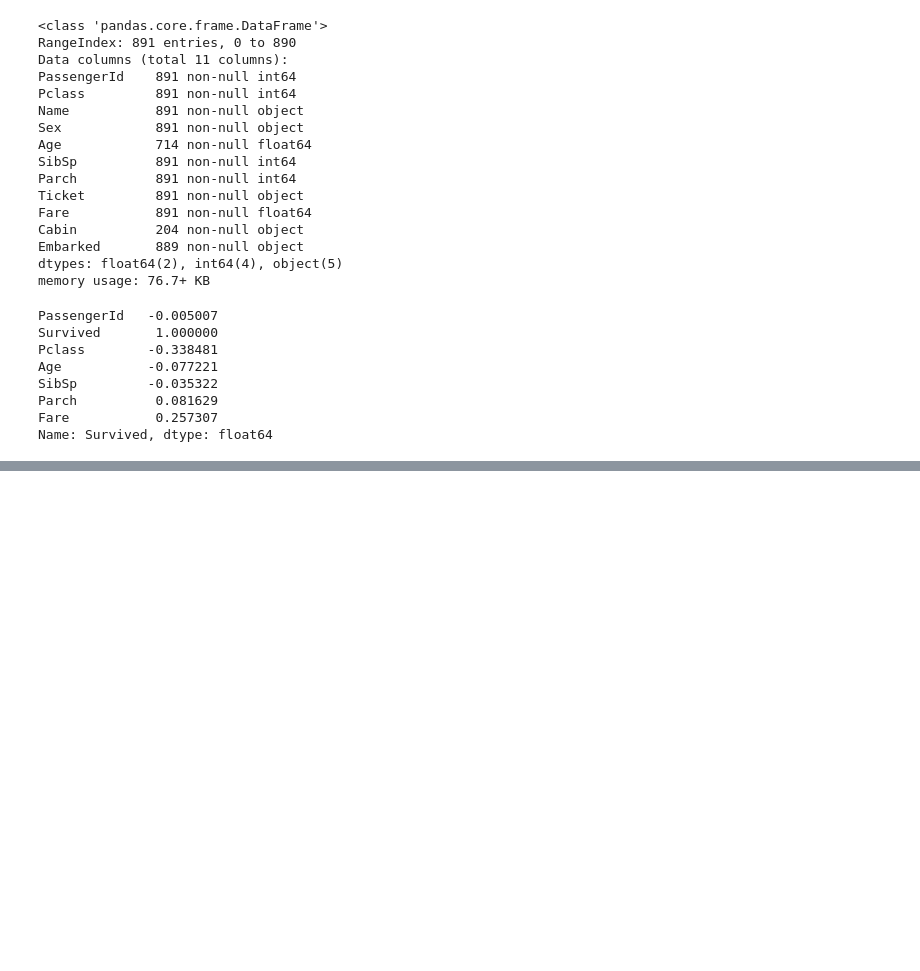
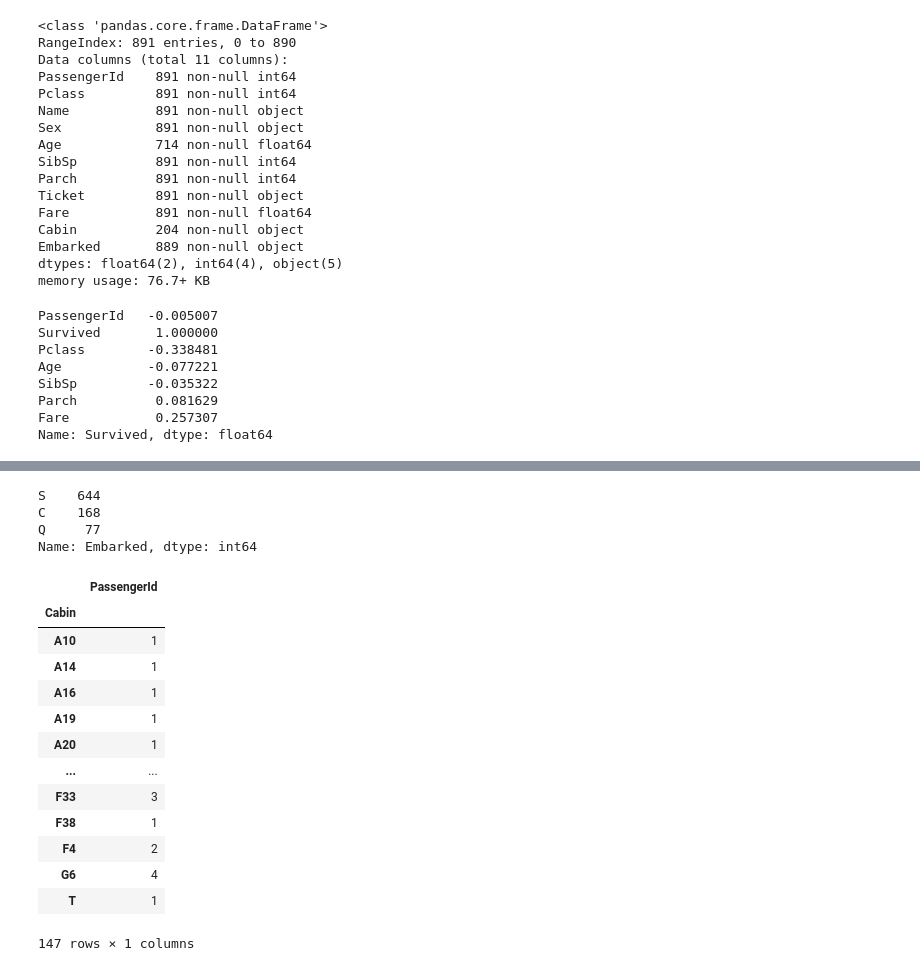
Before and after one commit to srivatsakr21/Kaggle, a Jupyter notebook: Titanic.ipynb, the cells around one changed output, grey strips where cells are left out. Cells and saved outputs as stored; diff of their text form; code cells hidden in the pictures; blank space fills up the shorter version.

```diff
--- a/Titanic.ipynb
+++ b/Titanic.ipynb
@@ -111,0 +102,24 @@ nothing added to commit but untracked files present (use "git add" to track)
+# %%
+X['Embarked'].value_counts()
+# %% [output]
+S    644
+C    168
+Q     77
+Name: Embarked, dtype: int64
+# %%
+X.groupby('Cabin').count()[['PassengerId']]
+# %% [output]
+|  | PassengerId |
+| Cabin |  |
+| A10 | 1 |
+| A14 | 1 |
+| A16 | 1 |
+| A19 | 1 |
+| A20 | 1 |
+| ... | ... |
+| F33 | 3 |
+| F38 | 1 |
+| F4 | 2 |
+| G6 | 4 |
+| T | 1 |
+147 rows × 1 columns
```
Also changed, not shown: parts of 12 cells of this notebook.
